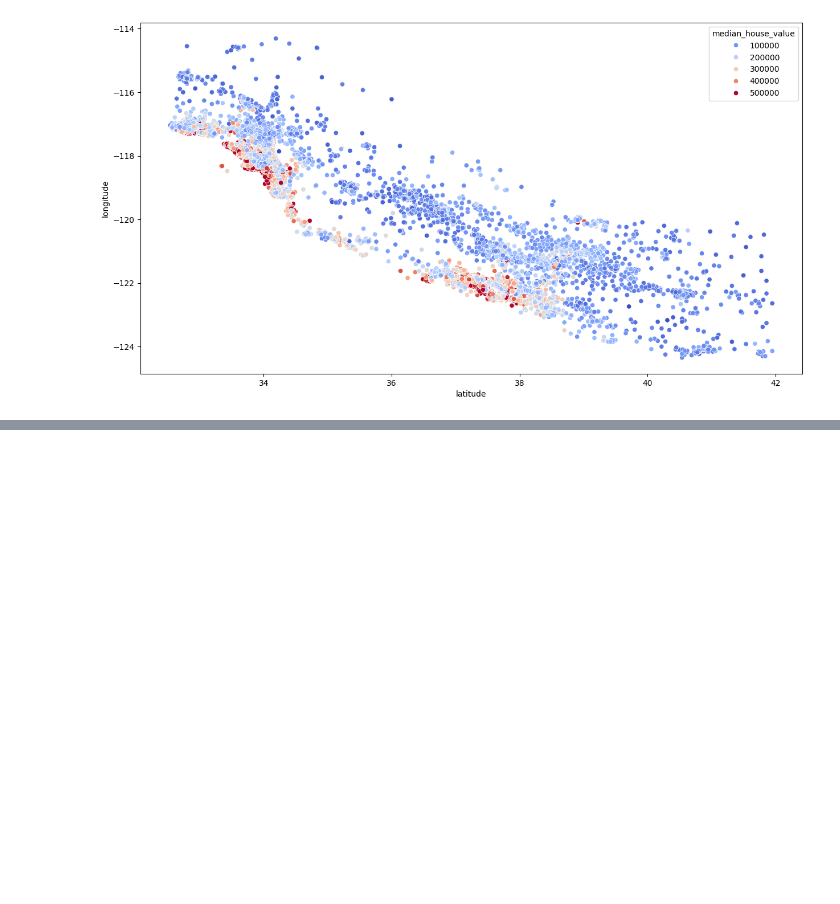
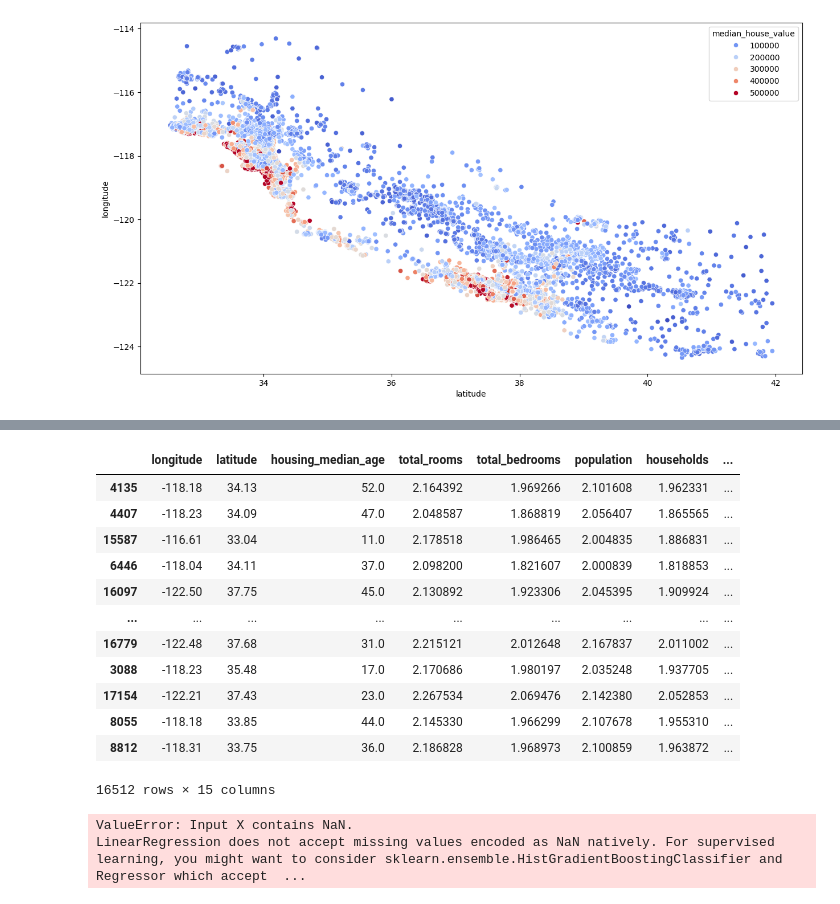
Before and after one commit to Yadelew-zemene/1-HOUSE-PRICE-PREDICTOR-MINI-PROJECT-, a Jupyter notebook: MainFile.ipynb, the cells around one changed output, grey strips where cells are left out. Cells and saved outputs as stored; diff of their text form; code cells hidden in the pictures; blank space fills up the shorter version.

```diff
--- a/MainFile.ipynb
+++ b/MainFile.ipynb
@@ -304,0 +301,4 @@ train_data
+# %%
+
+y_test=train_data["median_house_value"]
+x_test=train_data.drop("median_house_value",axis=1)
@@ -304,0 +312,21 @@ train_data
+# %%
+x_test
+# %% [output]
+|  | longitude | latitude | housing_median_age | total_rooms | total_bedrooms | population | households | ... |
+| 4135 | -118.18 | 34.13 | 52.0 | 2.164392 | 1.969266 | 2.101608 | 1.962331 | ... |
+| 4407 | -118.23 | 34.09 | 47.0 | 2.048587 | 1.868819 | 2.056407 | 1.865565 | ... |
+| 15587 | -116.61 | 33.04 | 11.0 | 2.178518 | 1.986465 | 2.004835 | 1.886831 | ... |
+| 6446 | -118.04 | 34.11 | 37.0 | 2.098200 | 1.821607 | 2.000839 | 1.818853 | ... |
+| 16097 | -122.50 | 37.75 | 45.0 | 2.130892 | 1.923306 | 2.045395 | 1.909924 | ... |
+| ... | ... | ... | ... | ... | ... | ... | ... | ... |
+| 16779 | -122.48 | 37.68 | 31.0 | 2.215121 | 2.012648 | 2.167837 | 2.011002 | ... |
+| 3088 | -118.23 | 35.48 | 17.0 | 2.170686 | 1.980197 | 2.035248 | 1.937705 | ... |
+| 17154 | -122.21 | 37.43 | 23.0 | 2.267534 | 2.069476 | 2.142380 | 2.052853 | ... |
+| 8055 | -118.18 | 33.85 | 44.0 | 2.145330 | 1.966299 | 2.107678 | 1.955310 | ... |
+| 8812 | -118.31 | 33.75 | 36.0 | 2.186828 | 1.968973 | 2.100859 | 1.963872 | ... |
+16512 rows × 15 columns
+# %%
+reg.score(x_test_s,y_test)
+# %% [output]
+ValueError: Input X contains NaN.
+LinearRegression does not accept missing values encoded as NaN natively. For supervised learning, you might want to consider sklearn.ensemble.HistGradientBoostingClassifier and Regressor which accept  ...
```
Also changed, not shown: parts of 13 cells of this notebook.
